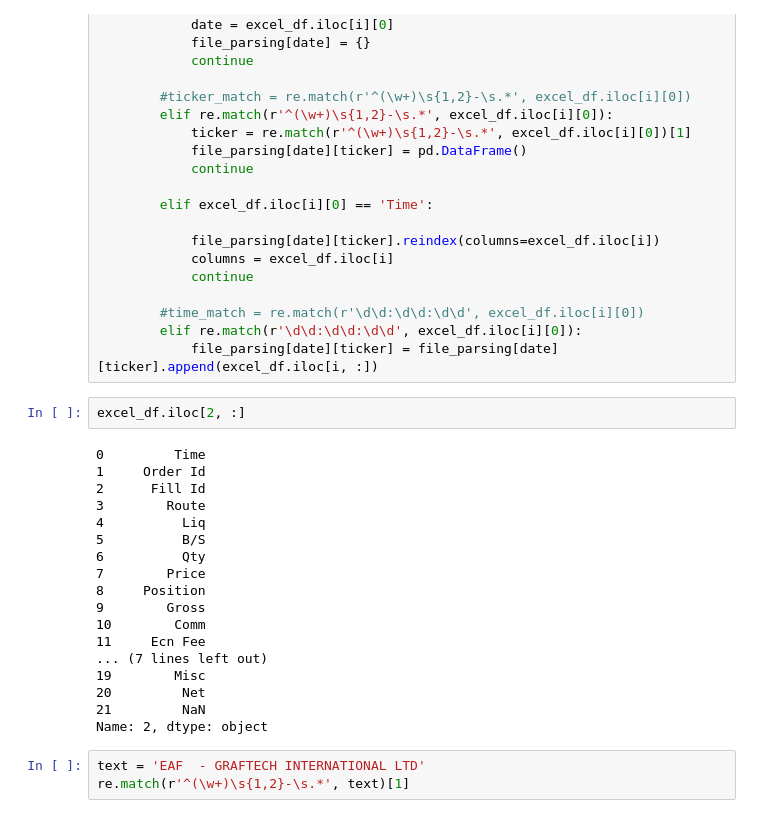
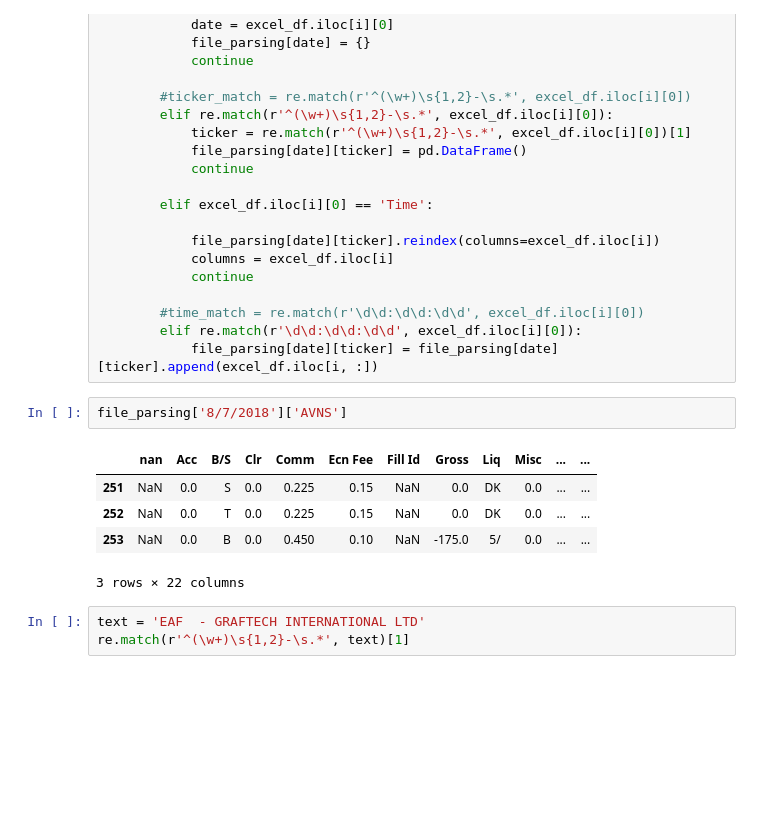
Before and after one commit to mkf-mkf/My_cloud, a Jupyter notebook: Trades_to_chart.ipynb, the cells around one changed output. Cells and saved outputs as stored; diff of their text form; blank space fills up the shorter version.

```diff
--- a/Trades_to_chart.ipynb
+++ b/Trades_to_chart.ipynb
@@ -82,26 +164,14 @@ for i in range(len(excel_df)):
         #time_match = re.match(r'\d\d:\d\d:\d\d', excel_df.iloc[i][0])
         elif re.match(r'\d\d:\d\d:\d\d', excel_df.iloc[i][0]):
             file_parsing[date][ticker] = file_parsing[date][ticker].append(excel_df.iloc[i, :])
-# %%
-excel_df.iloc[2, :]
-# %% [output]
-0         Time
-1     Order Id
-2      Fill Id
-3        Route
-4          Liq
-5          B/S
-6          Qty
-7        Price
-8     Position
-9        Gross
-10        Comm
-11     Ecn Fee
-... (7 lines left out)
-19        Misc
-20         Net
-21         NaN
-Name: 2, dtype: object
+# %%
+file_parsing['8/7/2018']['AVNS']
+# %% [output]
+|  | nan | Acc | B/S | Clr | Comm | Ecn Fee | Fill Id | Gross | Liq | Misc | ... | ... |
+| 251 | NaN | 0.0 | S | 0.0 | 0.225 | 0.15 | NaN | 0.0 | DK | 0.0 | ... | ... |
+| 252 | NaN | 0.0 | T | 0.0 | 0.225 | 0.15 | NaN | 0.0 | DK | 0.0 | ... | ... |
+| 253 | NaN | 0.0 | B | 0.0 | 0.450 | 0.10 | NaN | -175.0 | 5/ | 0.0 | ... | ... |
+3 rows × 22 columns
 # %%
 text = 'EAF  - GRAFTECH INTERNATIONAL LTD'
 re.match(r'^(\w+)\s{1,2}-\s.*', text)[1]
```
Also changed, not shown: parts of 17 cells of this notebook.
